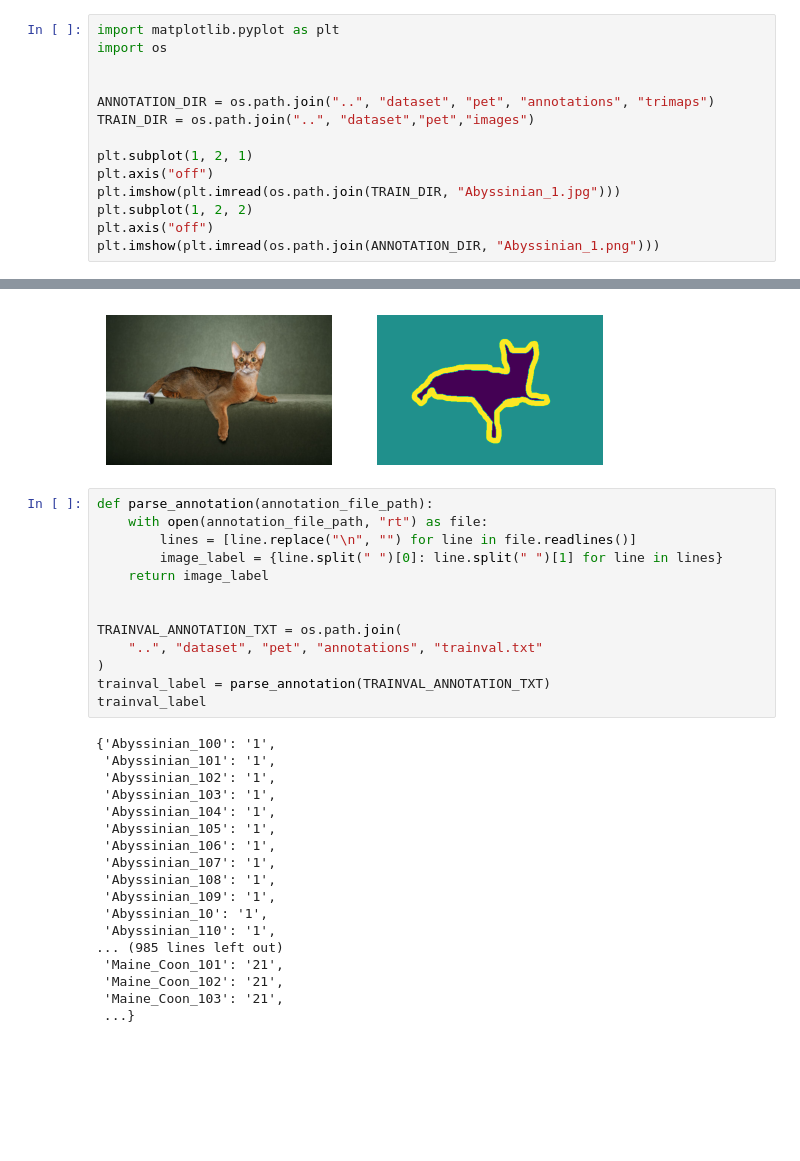
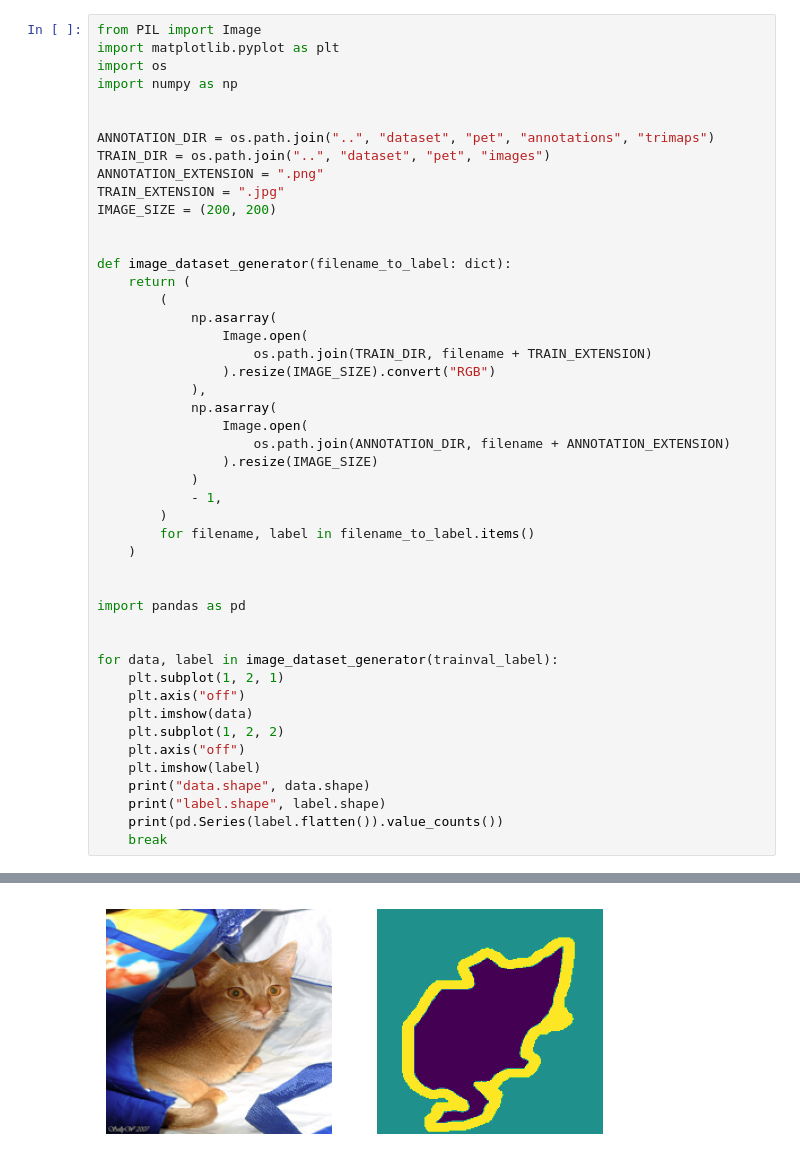
Before and after one commit to MinhyukWoo/keras_lecture, a Jupyter notebook: deep_learning_with_python/segmentation.ipynb, the cells around one changed output, grey strips where cells are left out. Cells and saved outputs as stored; diff of their text form; blank space fills up the shorter version.

```diff
--- a/deep_learning_with_python/segmentation.ipynb
+++ b/deep_learning_with_python/segmentation.ipynb
@@ -1,15 +35,48 @@
 # %%
+from PIL import Image
 import matplotlib.pyplot as plt
 import os
+import numpy as np
 
 
 ANNOTATION_DIR = os.path.join("..", "dataset", "pet", "annotations", "trimaps")
-TRAIN_DIR = os.path.join("..", "dataset","pet","images")
+TRAIN_DIR = os.path.join("..", "dataset", "pet", "images")
+ANNOTATION_EXTENSION = ".png"
+TRAIN_EXTENSION = ".jpg"
+IMAGE_SIZE = (200, 200)
 
-plt.subplot(1, 2, 1)
-plt.axis("off")
-plt.imshow(plt.imread(os.path.join(TRAIN_DIR, "Abyssinian_1.jpg")))
-plt.subplot(1, 2, 2)
-plt.axis("off")
-plt.imshow(plt.imread(os.path.join(ANNOTATION_DIR, "Abyssinian_1.png")))
+
+def image_dataset_generator(filename_to_label: dict):
+    return (
+        (
+            np.asarray(
+                Image.open(
+                    os.path.join(TRAIN_DIR, filename + TRAIN_EXTENSION)
+                ).resize(IMAGE_SIZE).convert("RGB")
+            ),
+            np.asarray(
+                Image.open(
+                    os.path.join(ANNOTATION_DIR, filename + ANNOTATION_EXTENSION)
+                ).resize(IMAGE_SIZE)
+            )
+            - 1,
+        )
+        for filename, label in filename_to_label.items()
+    )
+
+
+import pandas as pd
+
+
+for data, label in image_dataset_generator(trainval_label):
+    plt.subplot(1, 2, 1)
+    plt.axis("off")
+    plt.imshow(data)
+    plt.subplot(1, 2, 2)
+    plt.axis("off")
+    plt.imshow(label)
+    print("data.shape", data.shape)
+    print("label.shape", label.shape)
+    print(pd.Series(label.flatten()).value_counts())
+    break
 # %% [output]
@@ -17,32 +89 @@ plt.imshow(plt.imread(os.path.join(ANNOTATION_DIR, "Abyssinian_1.png")))
-[figure, old version]
+[figure, new version]
-# %%
-def parse_annotation(annotation_file_path):
-    with open(annotation_file_path, "rt") as file:
-        lines = [line.replace("\n", "") for line in file.readlines()]
-        image_label = {line.split(" ")[0]: line.split(" ")[1] for line in lines}
-    return image_label
-
-
-TRAINVAL_ANNOTATION_TXT = os.path.join(
-    "..", "dataset", "pet", "annotations", "trainval.txt"
-)
-trainval_label = parse_annotation(TRAINVAL_ANNOTATION_TXT)
-trainval_label
-# %% [output]
-{'Abyssinian_100': '1',
- 'Abyssinian_101': '1',
- 'Abyssinian_102': '1',
- 'Abyssinian_103': '1',
- 'Abyssinian_104': '1',
- 'Abyssinian_105': '1',
- 'Abyssinian_106': '1',
- 'Abyssinian_107': '1',
- 'Abyssinian_108': '1',
- 'Abyssinian_109': '1',
- 'Abyssinian_10': '1',
- 'Abyssinian_110': '1',
-... (985 lines left out)
- 'Maine_Coon_101': '21',
- 'Maine_Coon_102': '21',
- 'Maine_Coon_103': '21',
- ...}
```
Also changed, not shown: parts of 8 cells of this notebook.
